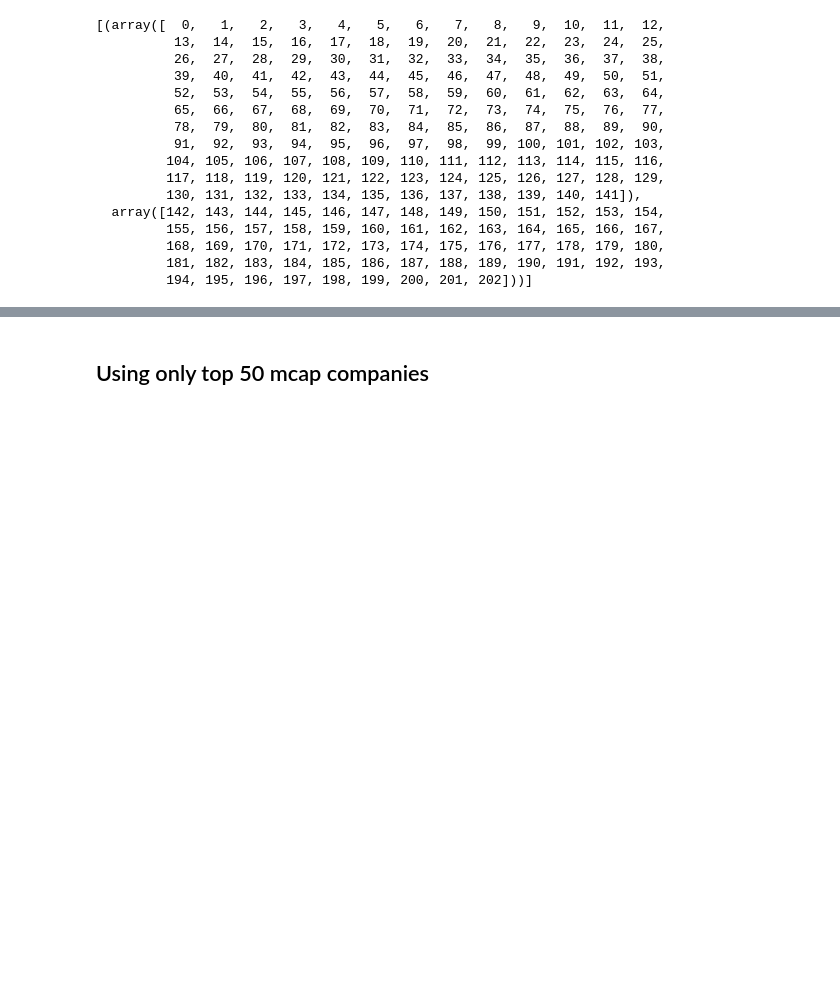
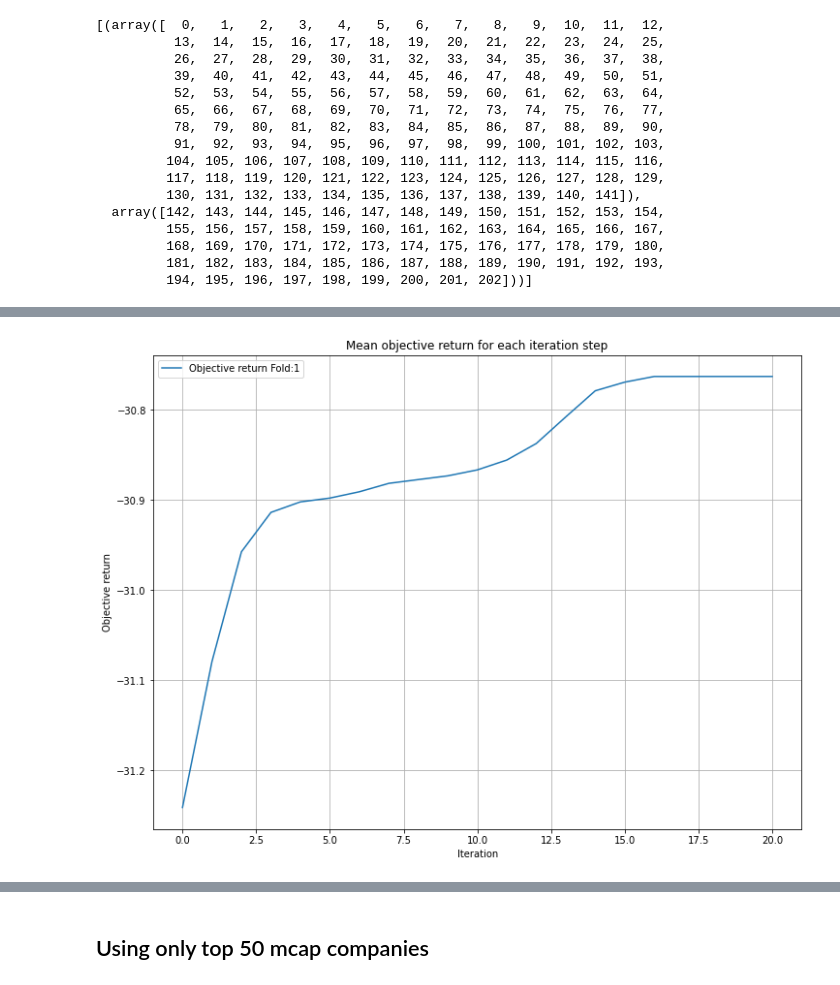
Before and after one commit to gabrielvieira37/master_thesis, a Jupyter notebook: prototype/article_prototype.ipynb, the cells around one changed output, grey strips where cells are left out. Cells and saved outputs as stored; diff of their text form; code cells hidden in the pictures; blank space fills up the shorter version.

```diff
--- a/prototype/article_prototype.ipynb
+++ b/prototype/article_prototype.ipynb
@@ -1275,3 +1295,17 @@ Duration: 33.06016445159912s
+# %%
+plt.figure(figsize=(12,9))
+plt.title("Mean objective return for each iteration step")
+for fold, mean_obj_r in enumerate(mean_obj_r_fold):
+    x = range(len(mean_obj_r))
+    plt.plot(x, mean_obj_r, label=f'Objective return Fold:{fold+1}')
+    plt.xlabel('Iteration')
+    plt.ylabel('Objective return')
+    plt.legend()
+    plt.grid()
+    break
+plt.show()
+# %% [output]
+[figure, added]
 # %%
 plt.figure(figsize=(12,9))
 plt.title("Mean return using weight for each iteration step")
```
Also changed, not shown: parts of 52 cells of this notebook, 1 other file.
